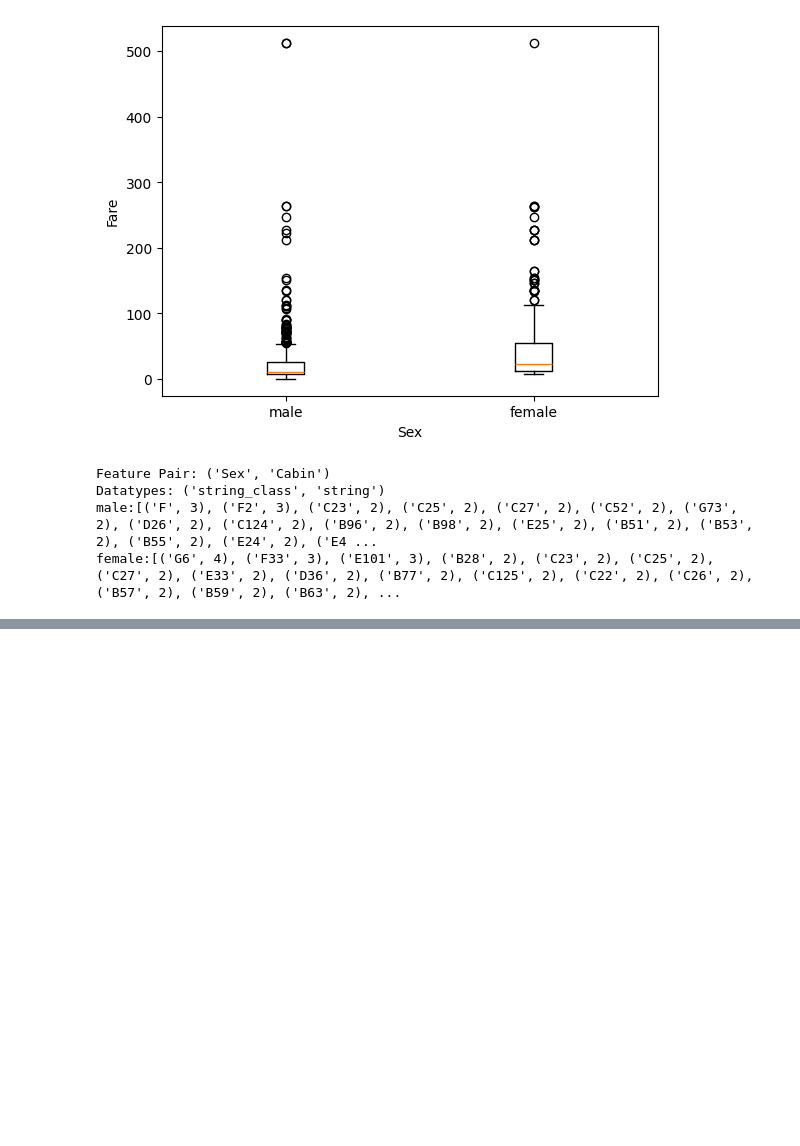
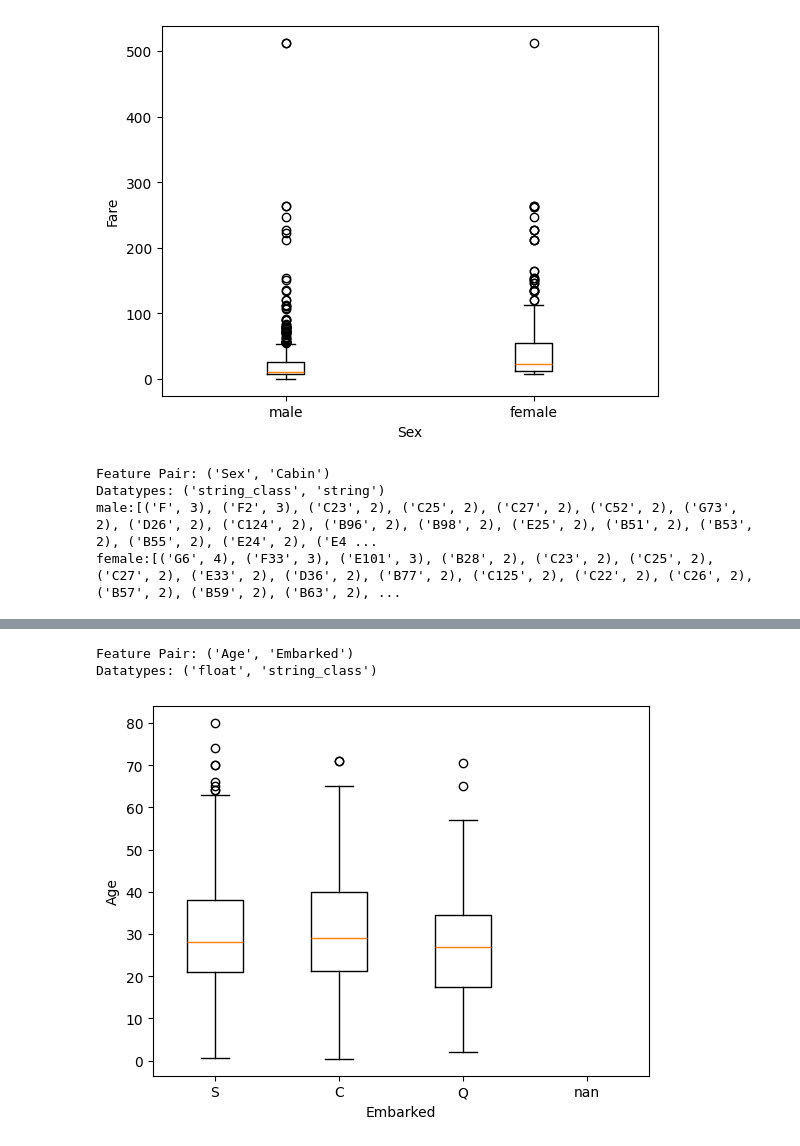
Before and after one commit to nlandy/Titanic, a Jupyter notebook: titanic.ipynb, the cells around one changed output, grey strips where cells are left out. Saved outputs shown, nothing was run; the diff lists cells and outputs as text; code cells hidden in the pictures; blank space fills up the shorter version.

```diff
--- a/titanic.ipynb
+++ b/titanic.ipynb
@@ -1227,4 +1272,9 @@ Name: count, dtype: int64
 # %%
 # 51. Age, Embarked
+EDA_2D(df.Age, df.Embarked)
+# %% [output]
+Feature Pair: ('Age', 'Embarked')
+Datatypes: ('float', 'string_class')
+[figure, added]
 # %%
 # 52. SibSp, Parch
```
Also changed, not shown: parts of 37 cells of this notebook.
